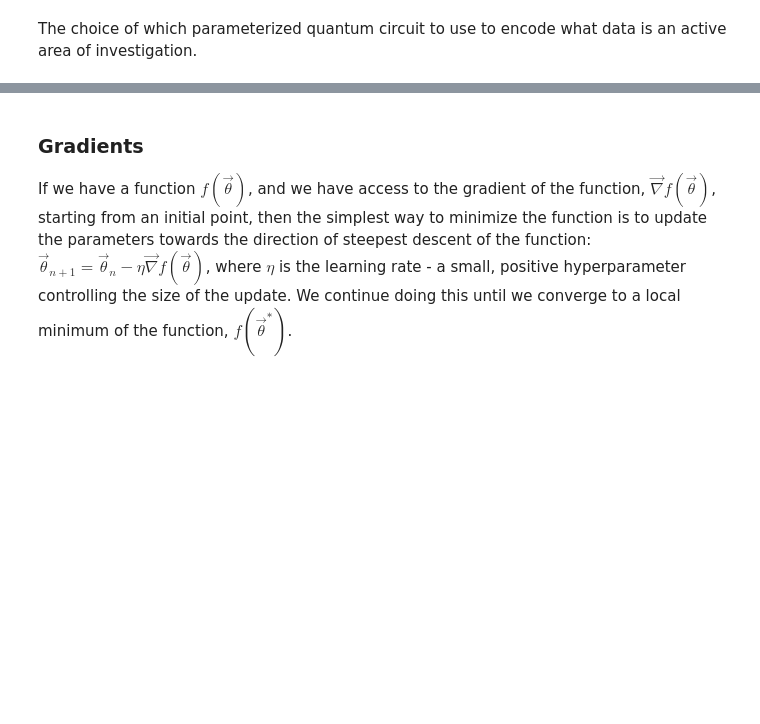
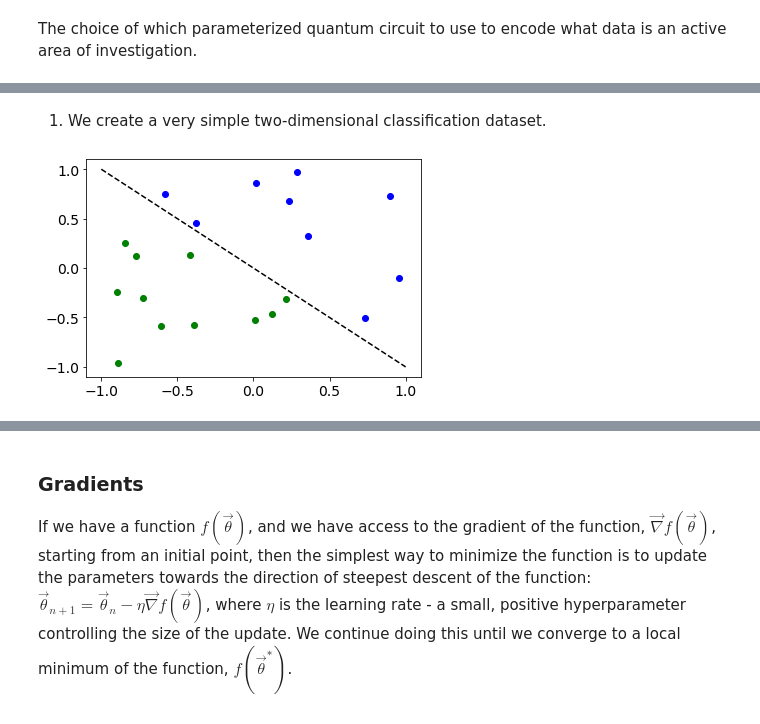
Before and after one commit to quantum-melbourne/mcds-workshop-21, a Jupyter notebook: day-two/circuit_training.ipynb, the cells around one changed output, grey strips where cells are left out. Cells and saved outputs as stored; diff of their text form; code cells hidden in the pictures; blank space fills up the shorter version.

```diff
--- a/day-two/circuit_training.ipynb
+++ b/day-two/circuit_training.ipynb
@@ -248,0 +285,20 @@ The next part of the classifier circuit is the variational model, or ansatz: a p
+# %% [markdown]
+1. We create a very simple two-dimensional classification dataset.
+# %%
+num_inputs = 2
+num_samples = 20
+X = 2*np.random.rand(num_samples, num_inputs) - 1
+y = 1*(np.sum(X, axis=1) >= 0)
+y_one_hot = np.zeros((num_samples, 2))
+for i in range(num_samples):
+    y_one_hot[i, y[i]] = 1
+
+for x, y_target in zip(X, y):
+    if y_target == 1:
+        plt.plot(x[0], x[1], 'bo')
+    else:
+        plt.plot(x[0], x[1], 'go')
+plt.plot([-1, 1], [1, -1], '--', color='black')
+plt.show()
+# %% [output]
+[figure, added]
```
Also changed, not shown: parts of 65 cells of this notebook.
